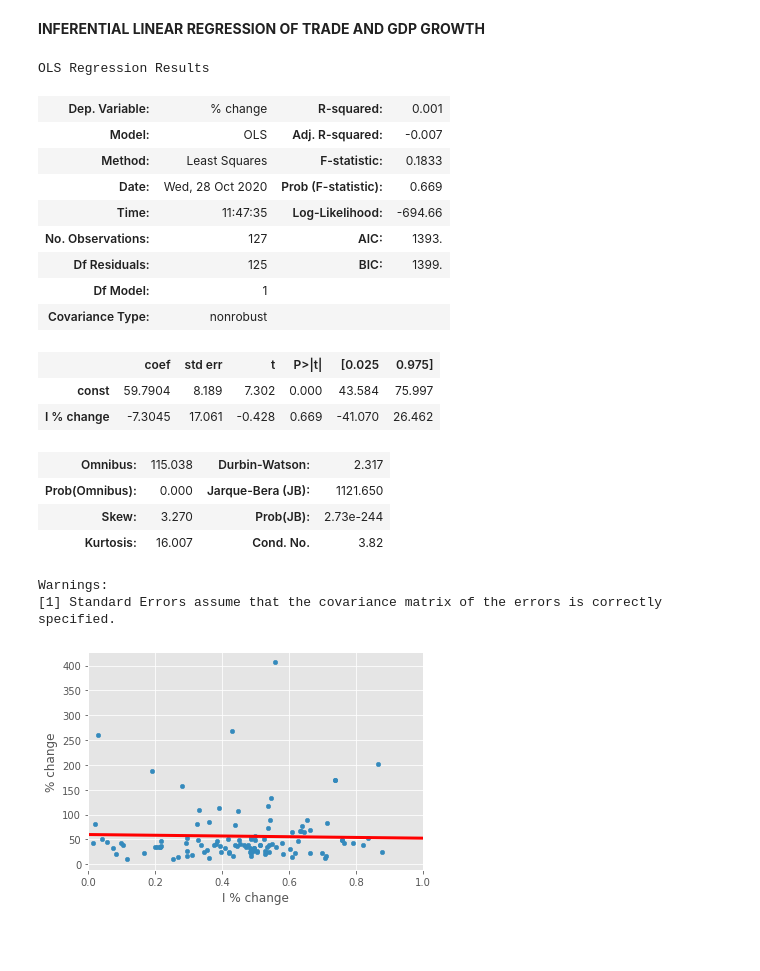
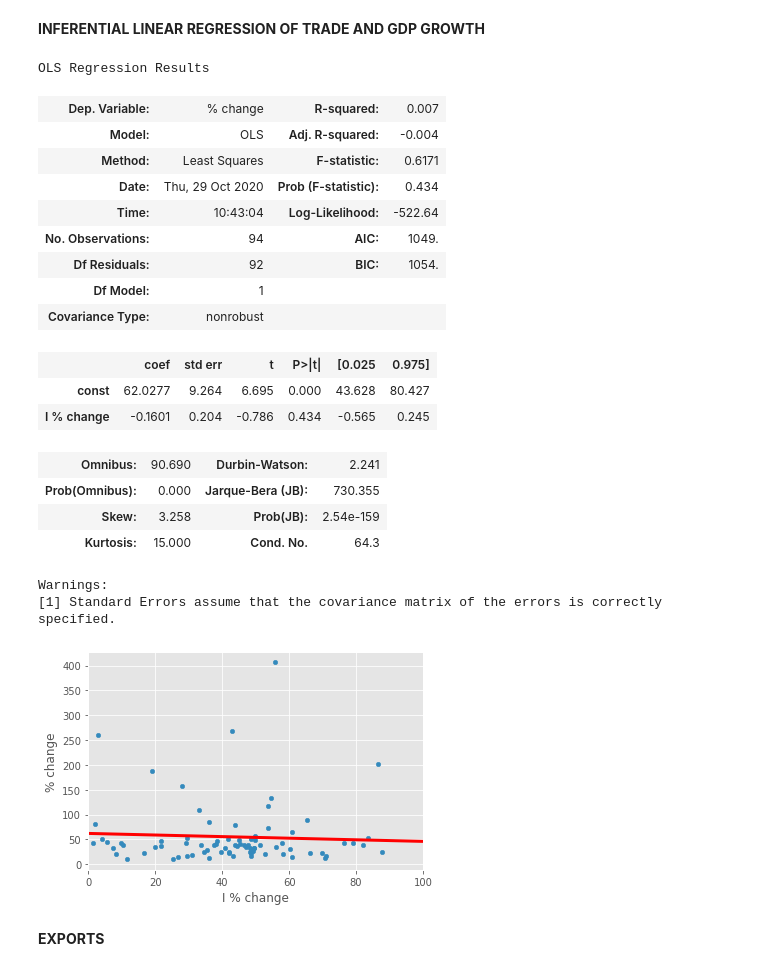
Before and after one commit to hckynumber9/Capstone-1, a Jupyter notebook: notebooks/capstone1.ipynb, the cells around one changed output. Cells and saved outputs as stored; diff of their text form; code cells hidden in the pictures; blank space fills up the shorter version.

```diff
--- a/notebooks/capstone1.ipynb
+++ b/notebooks/capstone1.ipynb
@@ -106,8 +94,8 @@ reg_diff['world %'].plot.bar(rot=60, title='GDP Growth by Region, 1968-2019', co
 # %% [markdown]
 **% GDP FOR TRADE REGIONS**
 # %%
-imports_df['I % change'] = (imports_df['2018'] - imports_df['1970']) / imports_df['2018']
-exports_df['exp % change'] = (exports_df['2018'] - exports_df['1970']) / exports_df['2018']
+imports_df['I % change'] = ((imports_df['2018'] - imports_df['1970']) / imports_df['2018']) * 100
+exports_df['exp % change'] = ((exports_df['2018'] - exports_df['1970']) / exports_df['2018']) * 100
 
 ax = imports_df.loc[region_list]['2018'].sort_values().plot.bar(label = 'Imports', rot=60, title='Percent of GDP from Trade, 2018', color='red', position=.25, stacked=True)
 exports_df.loc[region_list]['2018'].plot.bar(label='Exports', rot=60, ax=ax, color='gray', stacked=True, position=.00)
@@ -294,4 +266,16 @@ from glm.families import Gaussian, Poisson
 warnings.filterwarnings('ignore')
 
 plt.style.use('ggplot')
+# %%
+gdp = gdp_df2.loc[country_list]
+gdp = gdp['% change'].dropna()
+
+imp = imports_df.loc[country_list]
+imp = imp['I % change'].dropna()
+
+exp = exports_df.loc[country_list]
+exp = exp['exp % change'].dropna()
+
+g_i = pd.merge(gdp, imp, on='Country Name')
+g_i_e = pd.merge(g_i, exp, on='Country Name')
 # %%
@@ -313,36 +299,38 @@ regressor = regressor.fit()
 regressor.summary()
 # %% [output]
 OLS Regression Results
-| Dep. Variable: | % change | R-squared: | 0.001 |
-| Model: | OLS | Adj. R-squared: | -0.007 |
-| Method: | Least Squares | F-statistic: | 0.1833 |
-| Date: | Wed, 28 Oct 2020 | Prob (F-statistic): | 0.669 |
-| Time: | 11:47:35 | Log-Likelihood: | -694.66 |
-| No. Observations: | 127 | AIC: | 1393. |
-| Df Residuals: | 125 | BIC: | 1399. |
+| Dep. Variable: | % change | R-squared: | 0.007 |
+| Model: | OLS | Adj. R-squared: | -0.004 |
+| Method: | Least Squares | F-statistic: | 0.6171 |
+| Date: | Thu, 29 Oct 2020 | Prob (F-statistic): | 0.434 |
+| Time: | 10:43:04 | Log-Likelihood: | -522.64 |
+| No. Observations: | 94 | AIC: | 1049. |
+| Df Residuals: | 92 | BIC: | 1054. |
 | Df Model: | 1 |  |  |
 | Covariance Type: | nonrobust |  |  |
 |  | coef | std err | t | P>|t| | [0.025 | 0.975] |
-| const | 59.7904 | 8.189 | 7.302 | 0.000 | 43.584 | 75.997 |
-| I % change | -7.3045 | 17.061 | -0.428 | 0.669 | -41.070 | 26.462 |
+| const | 62.0277 | 9.264 | 6.695 | 0.000 | 43.628 | 80.427 |
+| I % change | -0.1601 | 0.204 | -0.786 | 0.434 | -0.565 | 0.245 |
-| Omnibus: | 115.038 | Durbin-Watson: | 2.317 |
-| Prob(Omnibus): | 0.000 | Jarque-Bera (JB): | 1121.650 |
-| Skew: | 3.270 | Prob(JB): | 2.73e-244 |
-| Kurtosis: | 16.007 | Cond. No. | 3.82 |
+| Omnibus: | 90.690 | Durbin-Watson: | 2.241 |
+| Prob(Omnibus): | 0.000 | Jarque-Bera (JB): | 730.355 |
+| Skew: | 3.258 | Prob(JB): | 2.54e-159 |
+| Kurtosis: | 15.000 | Cond. No. | 64.3 |
 Warnings:
 [1] Standard Errors assume that the covariance matrix of the errors is correctly specified.
 # %%
-slope = -7.3045
-intercept = 59.7904
+slope = -0.1601
+intercept = 62.0277
 
 ax = g_i_e.plot('I % change','% change',kind='scatter')
-xx = np.linspace(0, 5, 2)
+xx = np.linspace(0, 100, 5)
 ax.plot(xx, xx*slope + intercept, color='red', lw=3)
-_ = ax.set_xlim([0,1])
+_ = ax.set_xlim([0,100])
 
 # plt.savefig('imports_li.png', dpi=fig.dpi, bbox_inches='tight', pad_inches=0.5)
 # %% [output]
-[figure, old version]
+[figure, new version]
+# %% [markdown]
+**EXPORTS**
 # %%
 #Exports
 X = g_i_e['exp % change']
```
Also changed, not shown: parts of 19 cells of this notebook, 15 other files.
